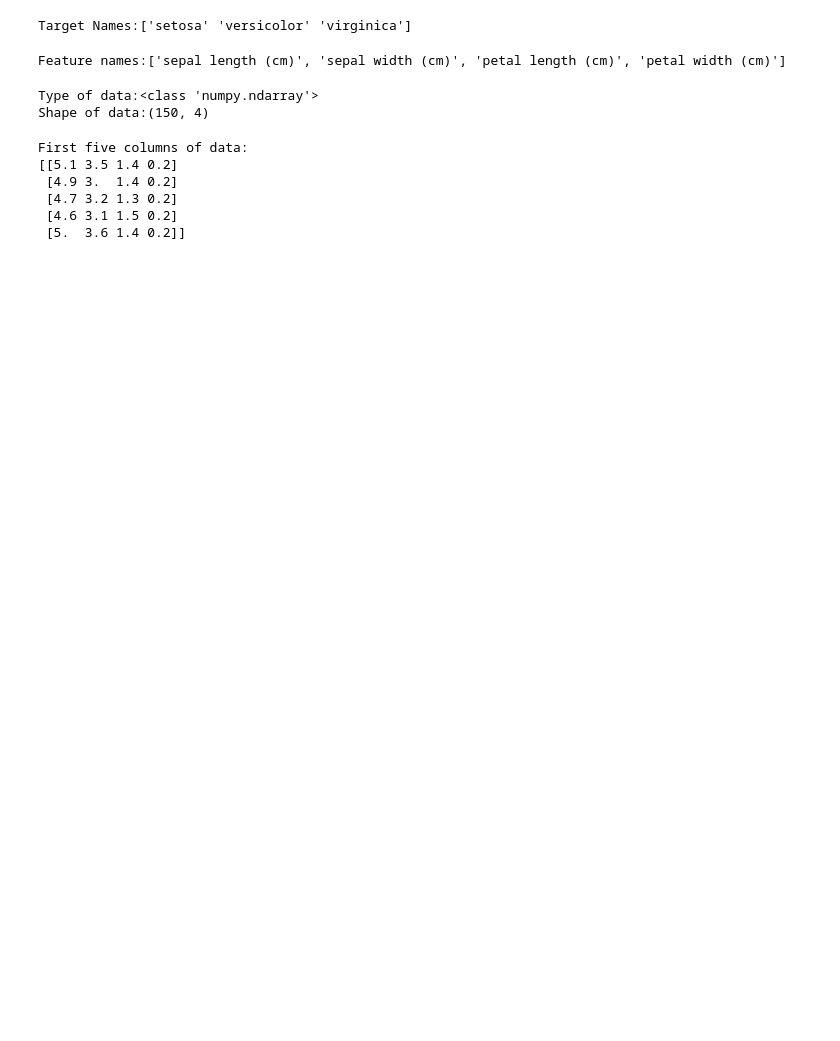
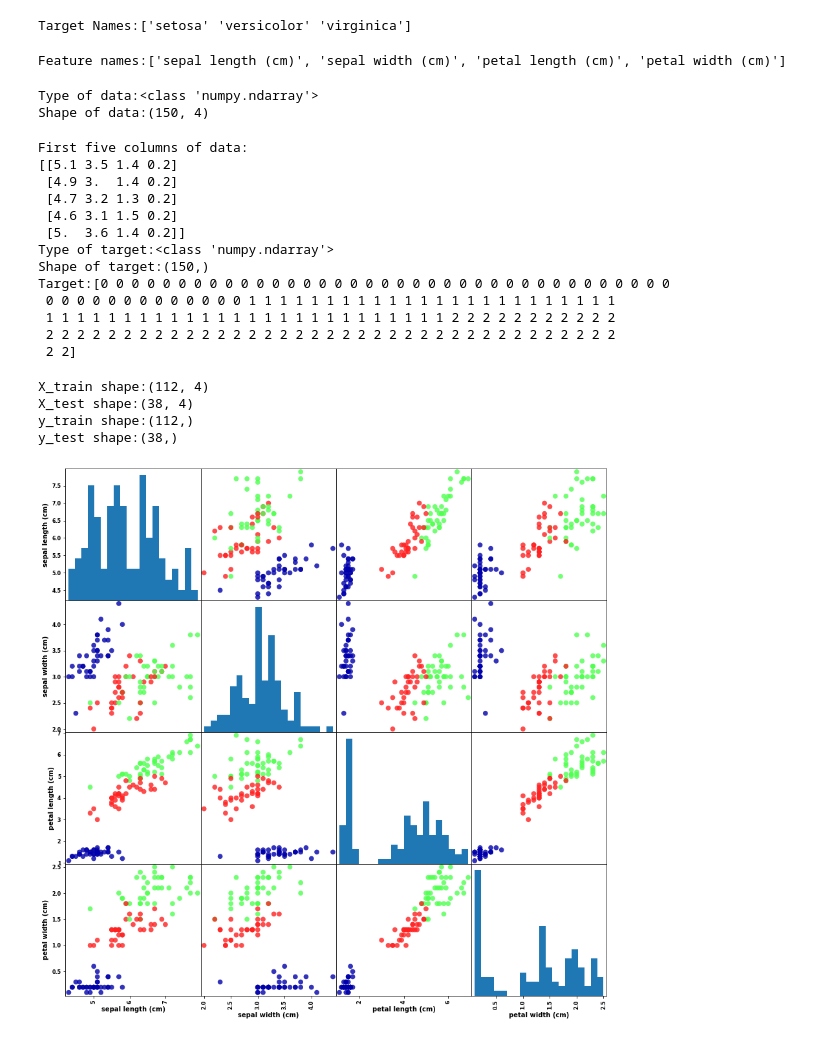
Before and after one commit to yochimonji/machine_learning_with_python, a Jupyter notebook: 01.ipynb, the cells around one changed output. Drawn from its saved outputs; the diff is of its cells as text; code cells hidden in the pictures; blank space fills up the shorter version.

```diff
--- a/01.ipynb
+++ b/01.ipynb
@@ -123,7 +115,9 @@ Type of data:<class 'numpy.ndarray'>
 Shape of data:(150, 4)
 # %%
 print("First five columns of data:\n{}".format(iris_dataset["data"][:5]))
-print("Type of target:{}".format)
+print("Type of target:{}".format(type(iris_dataset["target"])))
+print("Shape of target:{}".format(iris_dataset["target"].shape))
+print("Target:{}".format(iris_dataset["target"]))
 # %% [output]
 First five columns of data:
 [[5.1 3.5 1.4 0.2]
@@ -131,3 +125,30 @@ First five columns of data:
  [4.7 3.2 1.3 0.2]
  [4.6 3.1 1.5 0.2]
  [5.  3.6 1.4 0.2]]
+Type of target:<class 'numpy.ndarray'>
+Shape of target:(150,)
+Target:[0 0 0 0 0 0 0 0 0 0 0 0 0 0 0 0 0 0 0 0 0 0 0 0 0 0 0 0 0 0 0 0 0 0 0 0 0
+ 0 0 0 0 0 0 0 0 0 0 0 0 0 1 1 1 1 1 1 1 1 1 1 1 1 1 1 1 1 1 1 1 1 1 1 1 1
+ 1 1 1 1 1 1 1 1 1 1 1 1 1 1 1 1 1 1 1 1 1 1 1 1 1 1 2 2 2 2 2 2 2 2 2 2 2
+ 2 2 2 2 2 2 2 2 2 2 2 2 2 2 2 2 2 2 2 2 2 2 2 2 2 2 2 2 2 2 2 2 2 2 2 2 2
+ 2 2]
+# %%
+from sklearn.model_selection import train_test_split
+X_train, X_test, y_train, y_test = train_test_split(
+    iris_dataset["data"], iris_dataset["target"], random_state=0)
+print("X_train shape:{}".format(X_train.shape))
+print("X_test shape:{}".format(X_test.shape))
+print("y_train shape:{}".format(y_train.shape))
+print("y_test shape:{}".format(y_test.shape))
+# %% [output]
+X_train shape:(112, 4)
+X_test shape:(38, 4)
+y_train shape:(112,)
+y_test shape:(38,)
+# %%
+iris_dataframe = pd.DataFrame(X_train, columns=iris_dataset.feature_names)
+grr = pd.plotting.scatter_matrix(iris_dataframe, c=y_train, figsize=(15, 15),
+                        marker="o", hist_kwds={"bins":20}, s=60, alpha=.8,
+                        cmap=mglearn.cm3)
+# %% [output]
+[figure, added]
```
Also changed, not shown: parts of 1 cell of this notebook.
